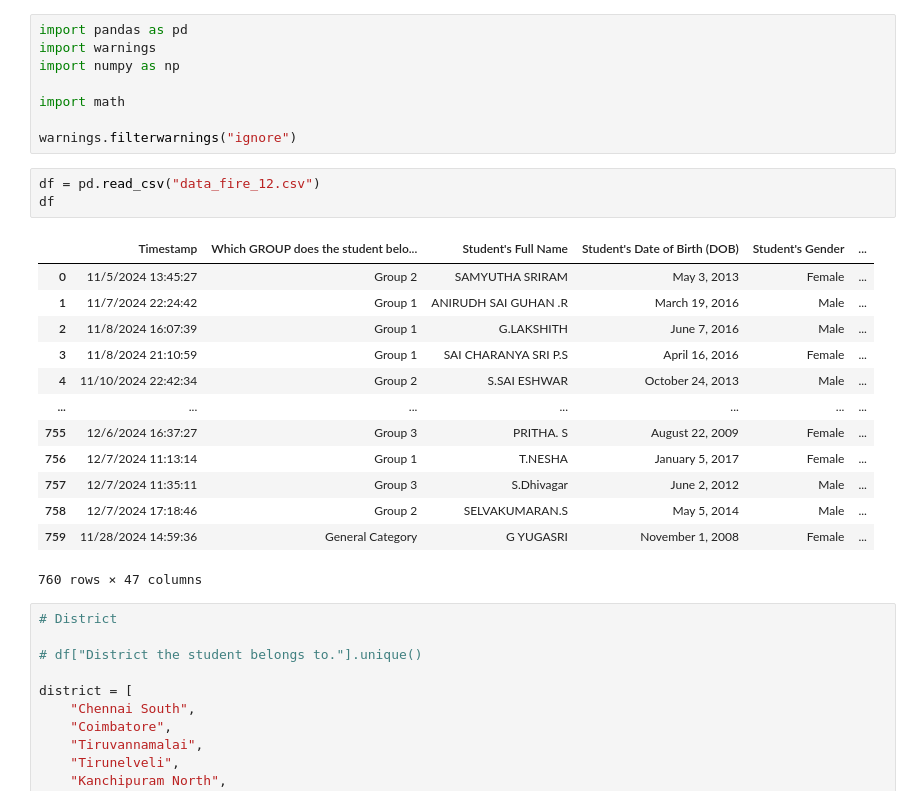
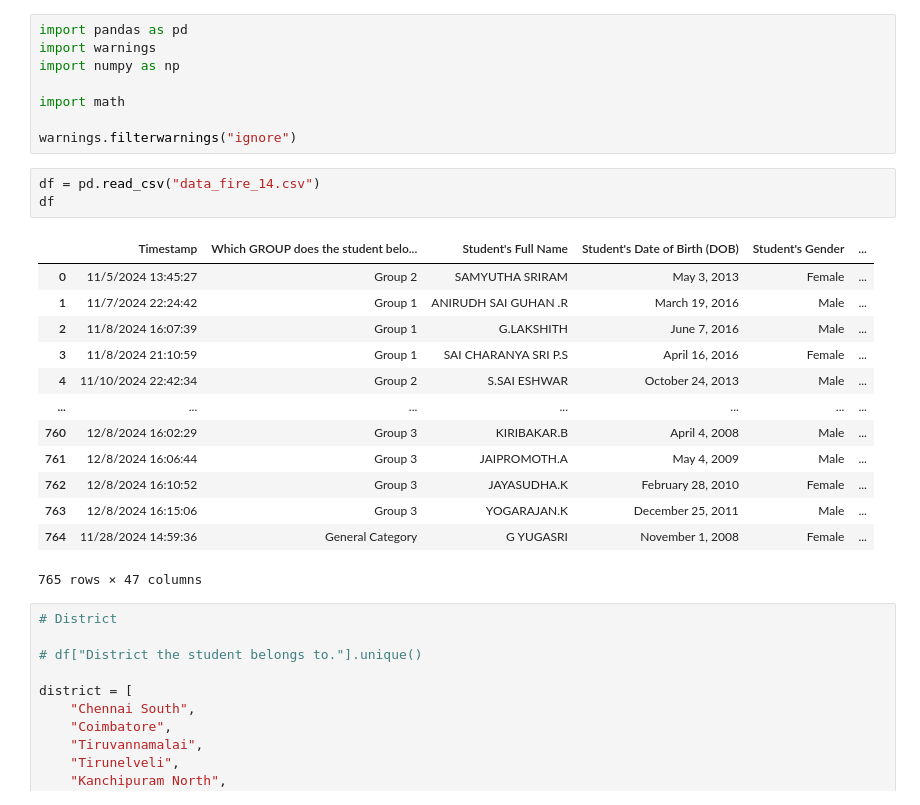
Before and after one commit to tanmay-563/slts-2024, a Jupyter notebook: organize_participant_data.ipynb, the cells around one changed output. Cells and saved outputs as stored; diff of their text form.

Commit message:
Update data file.

```diff
--- a/organize_participant_data.ipynb
+++ b/organize_participant_data.ipynb
@@ -7,22 +7,22 @@ import math
 
 warnings.filterwarnings("ignore")
 # %%
-df = pd.read_csv("data_fire_12.csv")
+df = pd.read_csv("data_fire_14.csv")
 df
 # %% [output]
 |  | Timestamp | Which GROUP does the student belo... | Student's Full Name | Student's Date of Birth (DOB) | Student's Gender | ... |
 | 0 | 11/5/2024 13:45:27 | Group 2 | SAMYUTHA SRIRAM | May 3, 2013 | Female | ... |
 | 1 | 11/7/2024 22:24:42 | Group 1 | ANIRUDH SAI GUHAN .R | March 19, 2016 | Male | ... |
 | 2 | 11/8/2024 16:07:39 | Group 1 | G.LAKSHITH | June 7, 2016 | Male | ... |
 | 3 | 11/8/2024 21:10:59 | Group 1 | SAI CHARANYA SRI P.S | April 16, 2016 | Female | ... |
 | 4 | 11/10/2024 22:42:34 | Group 2 | S.SAI ESHWAR | October 24, 2013 | Male | ... |
 | ... | ... | ... | ... | ... | ... | ... |
-| 755 | 12/6/2024 16:37:27 | Group 3 | PRITHA. S | August 22, 2009 | Female | ... |
-| 756 | 12/7/2024 11:13:14 | Group 1 | T.NESHA | January 5, 2017 | Female | ... |
-| 757 | 12/7/2024 11:35:11 | Group 3 | S.Dhivagar | June 2, 2012 | Male | ... |
-| 758 | 12/7/2024 17:18:46 | Group 2 | SELVAKUMARAN.S | May 5, 2014 | Male | ... |
-| 759 | 11/28/2024 14:59:36 | General Category | G YUGASRI | November 1, 2008 | Female | ... |
+| 760 | 12/8/2024 16:02:29 | Group 3 | KIRIBAKAR.B | April 4, 2008 | Male | ... |
+| 761 | 12/8/2024 16:06:44 | Group 3 | JAIPROMOTH.A | May 4, 2009 | Male | ... |
+| 762 | 12/8/2024 16:10:52 | Group 3 | JAYASUDHA.K | February 28, 2010 | Female | ... |
+| 763 | 12/8/2024 16:15:06 | Group 3 | YOGARAJAN.K | December 25, 2011 | Male | ... |
+| 764 | 11/28/2024 14:59:36 | General Category | G YUGASRI | November 1, 2008 | Female | ... |
-760 rows × 47 columns
+765 rows × 47 columns
 # %%
 # District
 
```
Also changed, not shown: parts of 7 cells of this notebook, 1 other file.
